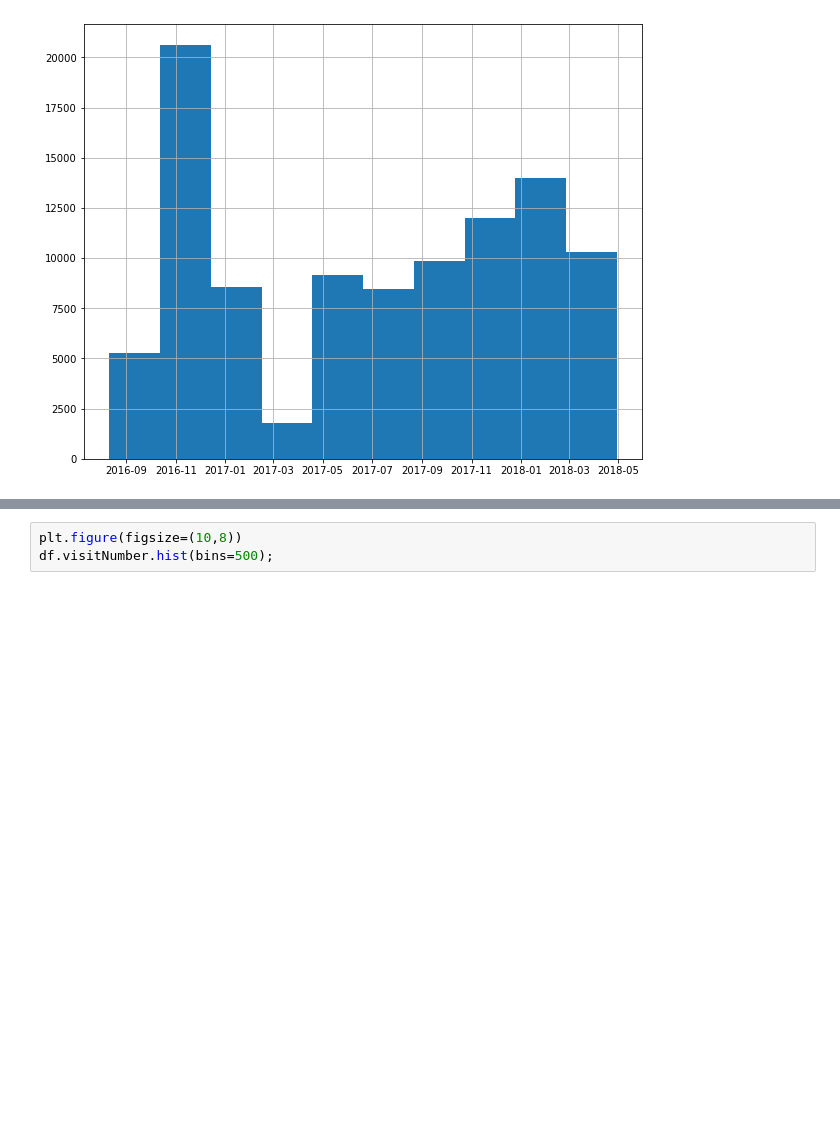
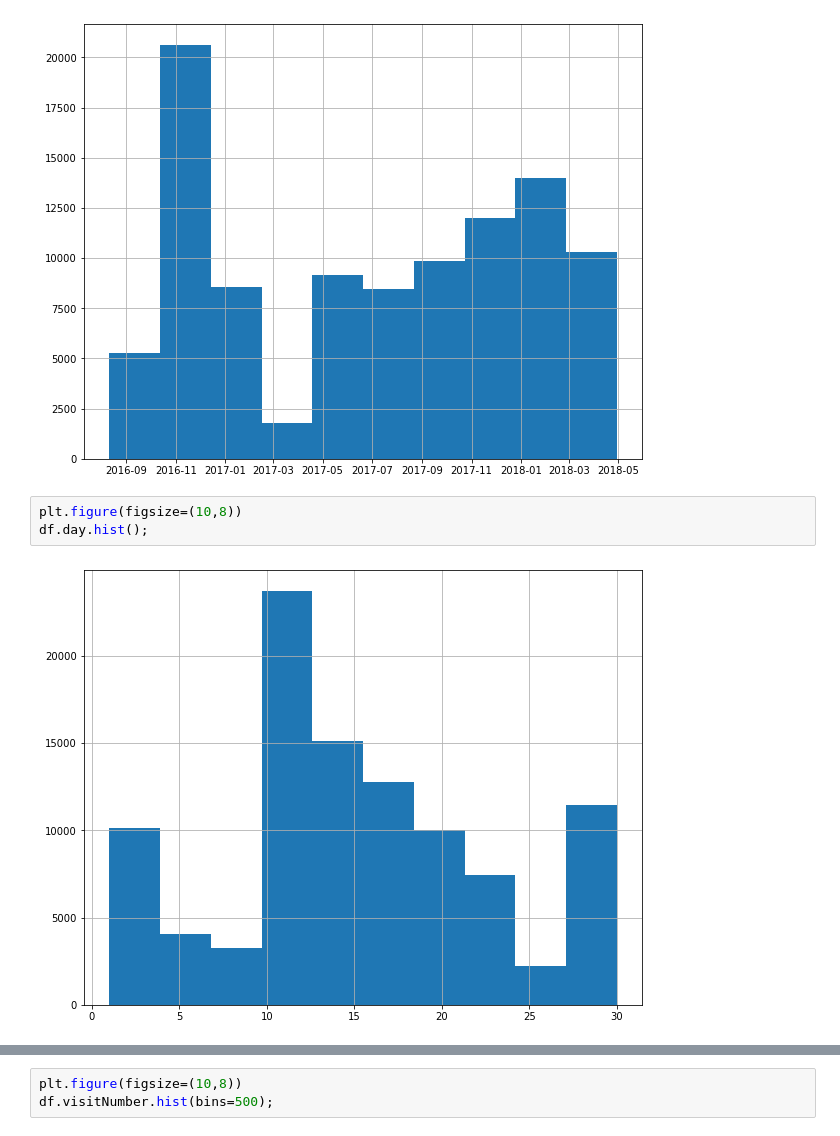
Before and after one commit to larsenk23/Capstone2, a Jupyter notebook: Cleaning and Exploring.ipynb, the cells around one changed output, grey strips where cells are left out. Cells and saved outputs as stored; diff of their text form; blank space fills up the shorter version.

```diff
--- a/Cleaning and Exploring.ipynb
+++ b/Cleaning and Exploring.ipynb
@@ -222,3 +222,8 @@ plt.figure(figsize=(10,8))
 df.date.hist();
 # %% [output]
 [figure]
+# %%
+plt.figure(figsize=(10,8))
+df.day.hist();
+# %% [output]
+[figure, added]
```
Also changed, not shown: parts of 3 cells of this notebook.
